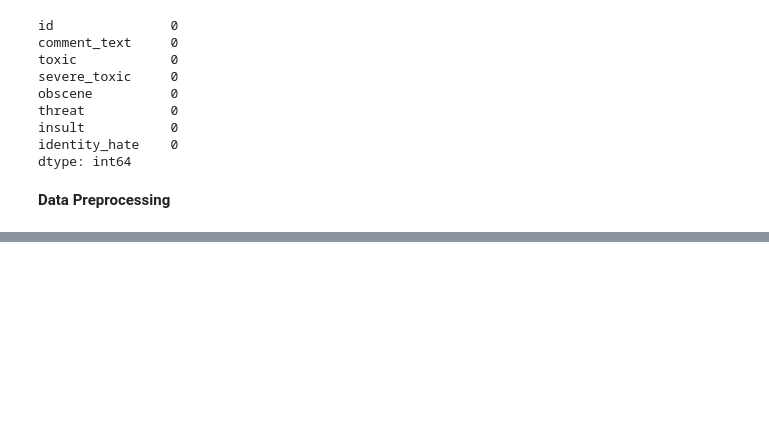
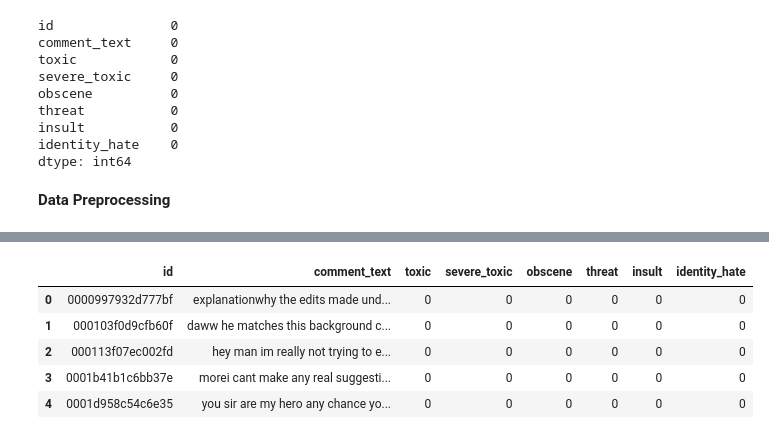
Before and after one commit to shubham10693/Admission-Predictor, a Jupyter notebook: Toxic_comment.ipynb, the cells around one changed output, grey strips where cells are left out. Drawn from its saved outputs; the diff is of its cells as text; code cells hidden in the pictures; blank space fills up the shorter version.

```diff
--- a/Toxic_comment.ipynb
+++ b/Toxic_comment.ipynb
@@ -117,0 +130,2 @@ train['comment_text'] = train['comment_text'].apply(lambda x:x.lower())
+# %%
+train1['comment_text'] = train1['comment_text'].apply(lambda x:html_tags(x))
@@ -117,0 +150,2 @@ train['comment_text'] = train['comment_text'].apply(lambda x:x.lower())
+# %%
+train1['comment_text'] = train1['comment_text'].apply(lambda x:punct_tags(x))
@@ -117,0 +170,2 @@ train['comment_text'] = train['comment_text'].apply(lambda x:x.lower())
+# %%
+train1['comment_text'] = train1['comment_text'].apply(lambda x:remove_space(x))
@@ -117,0 +189,2 @@ train['comment_text'] = train['comment_text'].apply(lambda x:x.lower())
+# %%
+train1['comment_text'] = train1['comment_text'].apply(lambda x:x.strip())
@@ -262,0 +238,11 @@ RecursionError: ignored
+# %%
+#train['comment_text'] = train['comment_text'].apply(lambda x: [word for word in x if word not in stop])
+df =  train1.copy()
+df.head()
+# %% [output]
+|  | id | comment_text | toxic | severe_toxic | obscene | threat | insult | identity_hate |
+| 0 | 0000997932d777bf | explanationwhy the edits made und... | 0 | 0 | 0 | 0 | 0 | 0 |
+| 1 | 000103f0d9cfb60f | daww he matches this background c... | 0 | 0 | 0 | 0 | 0 | 0 |
+| 2 | 000113f07ec002fd | hey man im really not trying to e... | 0 | 0 | 0 | 0 | 0 | 0 |
+| 3 | 0001b41b1c6bb37e | morei cant make any real suggesti... | 0 | 0 | 0 | 0 | 0 | 0 |
+| 4 | 0001d958c54c6e35 | you sir are my hero any chance yo... | 0 | 0 | 0 | 0 | 0 | 0 |
```
Also changed, not shown: parts of 61 cells of this notebook.
